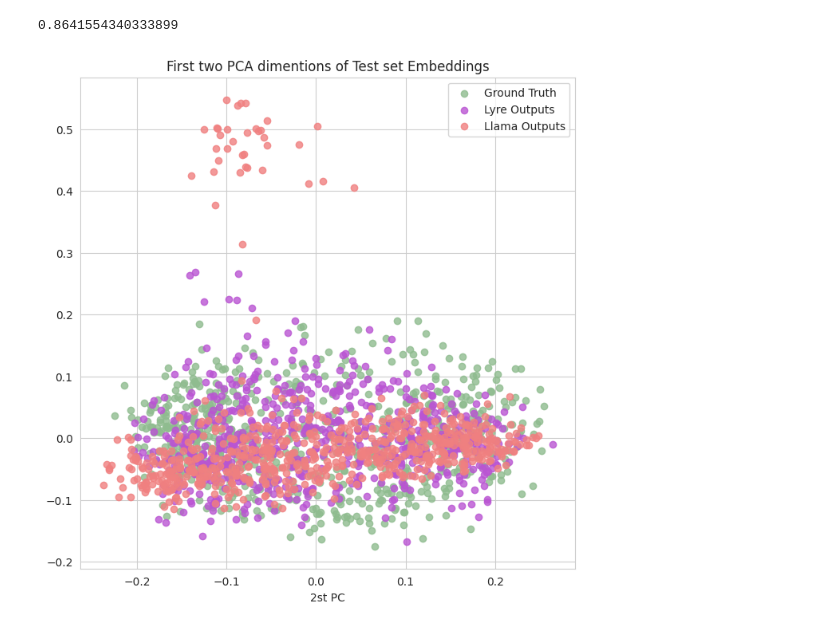
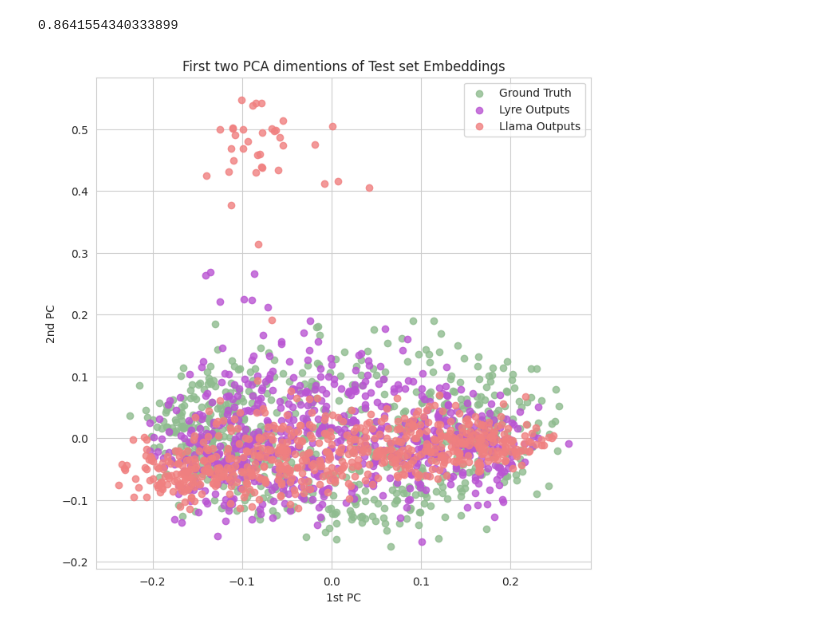
Before and after one commit to Christianfoley/LLMLyricGen, a Jupyter notebook: embedding_generation/evaluate_embedding_accuracy.ipynb, the cells around one changed output. Saved outputs shown, nothing was run; the diff lists cells and outputs as text; code cells hidden in the pictures.

```diff
--- a/embedding_generation/evaluate_embedding_accuracy.ipynb
+++ b/embedding_generation/evaluate_embedding_accuracy.ipynb
@@ -87,26 +87,26 @@ import seaborn as sns
 # %%
 
 sns.set_style("whitegrid")
 comp = PCA(n_components=2)
 top1 = comp.fit_transform(truth)
 
 fig = plt.figure(figsize=(8, 8))
 ax = fig.add_subplot()
 ax.scatter(top1[:, 0], top1[:, 1], color='darkseagreen', alpha=0.8, label="Ground Truth")
 
 comp = PCA(n_components=2)
 top2 = comp.fit_transform(lyre)
 ax.scatter(top2[:, 0], top2[:, 1], color='mediumorchid', alpha=0.8, label="Lyre Outputs")
 
 comp = PCA(n_components=2)
 top3 = comp.fit_transform(llama)
 ax.scatter(top3[:, 0], top3[:, 1], color='lightcoral', alpha=0.8, label="Llama Outputs")
 
 ax.legend()
 ax.set_title("First two PCA dimentions of Test set Embeddings")
 ax.set_xlabel("1st PC")
-ax.set_xlabel("2st PC")
+ax.set_ylabel("2nd PC")
 
 plt.show()
 # %% [output]
-[figure, old version]
+[figure, new version]
```
Also changed, not shown: 1 other file.
